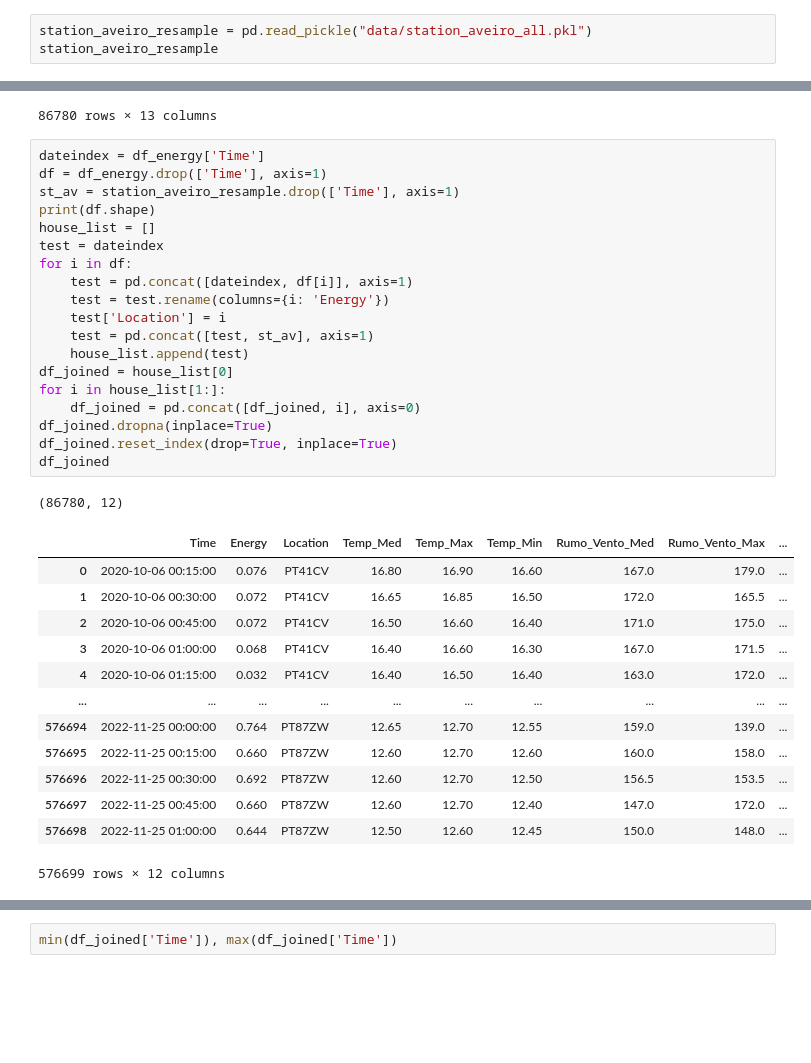
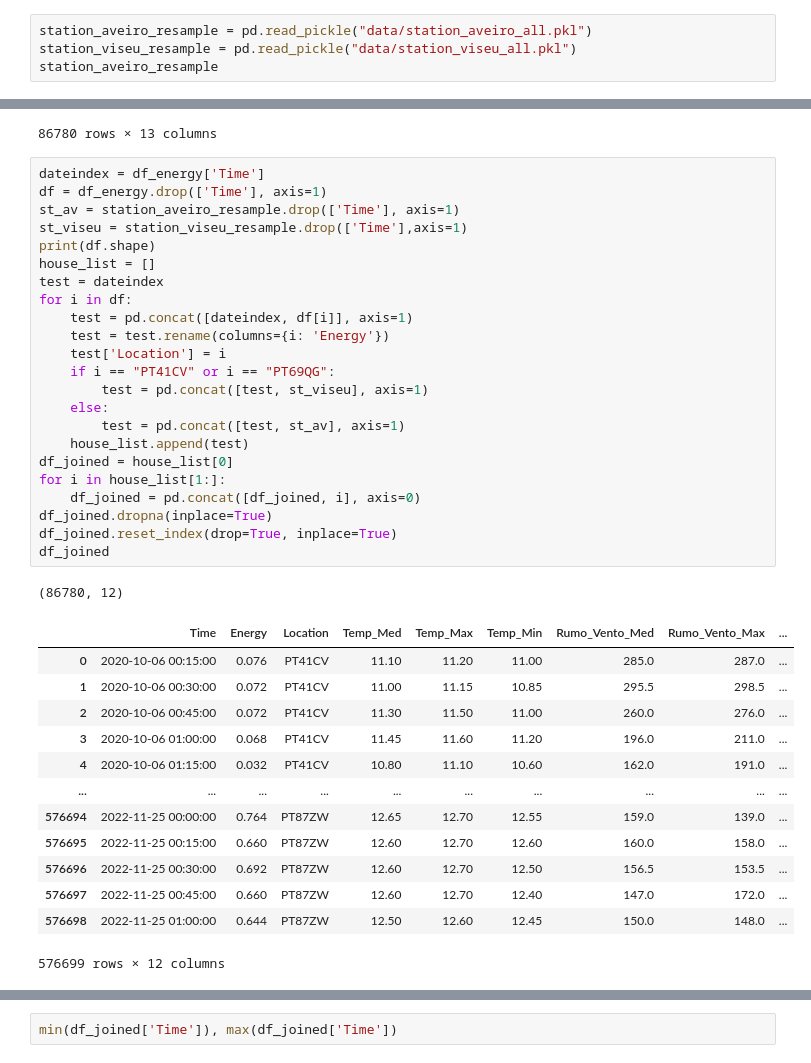
Before and after one commit to franciscomonteiro85/rec-energy-prediction-algorithm, a Jupyter notebook: Dataset_Energy_Weather_Merging.ipynb, the cells around one changed output, grey strips where cells are left out. Cells and saved outputs as stored; diff of their text form; blank space fills up the shorter version.

```diff
--- a/Dataset_Energy_Weather_Merging.ipynb
+++ b/Dataset_Energy_Weather_Merging.ipynb
@@ -320,6 +320,7 @@ st_av_intersect.to_pickle("data/station_aveiro.pkl")
 ## Merge with Shared Energy Dataset
 # %%
 station_aveiro_resample = pd.read_pickle("data/station_aveiro_all.pkl")
+station_viseu_resample = pd.read_pickle("data/station_viseu_all.pkl")
 station_aveiro_resample
 # %% [output]
 |  | Time | Temp_Med | Temp_Max | Temp_Min | Rumo_Vento_Med | Rumo_Vento_Max | Intensidade_Vento_Med | ... |
@@ -355,30 +356,34 @@ df_energy
 # %%
 dateindex = df_energy['Time']
 df = df_energy.drop(['Time'], axis=1)
 st_av = station_aveiro_resample.drop(['Time'], axis=1)
+st_viseu = station_viseu_resample.drop(['Time'],axis=1)
 print(df.shape)
 house_list = []
 test = dateindex
 for i in df:
     test = pd.concat([dateindex, df[i]], axis=1)
     test = test.rename(columns={i: 'Energy'})
     test['Location'] = i
-    test = pd.concat([test, st_av], axis=1)
+    if i == "PT41CV" or i == "PT69QG":
+        test = pd.concat([test, st_viseu], axis=1)
+    else:
+        test = pd.concat([test, st_av], axis=1)
     house_list.append(test)
 df_joined = house_list[0]
 for i in house_list[1:]:
     df_joined = pd.concat([df_joined, i], axis=0)
 df_joined.dropna(inplace=True)
 df_joined.reset_index(drop=True, inplace=True)
 df_joined
 # %% [output]
 (86780, 12)
 |  | Time | Energy | Location | Temp_Med | Temp_Max | Temp_Min | Rumo_Vento_Med | Rumo_Vento_Max | ... |
-| 0 | 2020-10-06 00:15:00 | 0.076 | PT41CV | 16.80 | 16.90 | 16.60 | 167.0 | 179.0 | ... |
-| 1 | 2020-10-06 00:30:00 | 0.072 | PT41CV | 16.65 | 16.85 | 16.50 | 172.0 | 165.5 | ... |
-| 2 | 2020-10-06 00:45:00 | 0.072 | PT41CV | 16.50 | 16.60 | 16.40 | 171.0 | 175.0 | ... |
-| 3 | 2020-10-06 01:00:00 | 0.068 | PT41CV | 16.40 | 16.60 | 16.30 | 167.0 | 171.5 | ... |
-| 4 | 2020-10-06 01:15:00 | 0.032 | PT41CV | 16.40 | 16.50 | 16.40 | 163.0 | 172.0 | ... |
+| 0 | 2020-10-06 00:15:00 | 0.076 | PT41CV | 11.10 | 11.20 | 11.00 | 285.0 | 287.0 | ... |
+| 1 | 2020-10-06 00:30:00 | 0.072 | PT41CV | 11.00 | 11.15 | 10.85 | 295.5 | 298.5 | ... |
+| 2 | 2020-10-06 00:45:00 | 0.072 | PT41CV | 11.30 | 11.50 | 11.00 | 260.0 | 276.0 | ... |
+| 3 | 2020-10-06 01:00:00 | 0.068 | PT41CV | 11.45 | 11.60 | 11.20 | 196.0 | 211.0 | ... |
+| 4 | 2020-10-06 01:15:00 | 0.032 | PT41CV | 10.80 | 11.10 | 10.60 | 162.0 | 191.0 | ... |
 | ... | ... | ... | ... | ... | ... | ... | ... | ... | ... |
 | 576694 | 2022-11-25 00:00:00 | 0.764 | PT87ZW | 12.65 | 12.70 | 12.55 | 159.0 | 139.0 | ... |
 | 576695 | 2022-11-25 00:15:00 | 0.660 | PT87ZW | 12.60 | 12.70 | 12.60 | 160.0 | 158.0 | ... |
```
Also changed, not shown: parts of 2 cells of this notebook, 5 other files.
